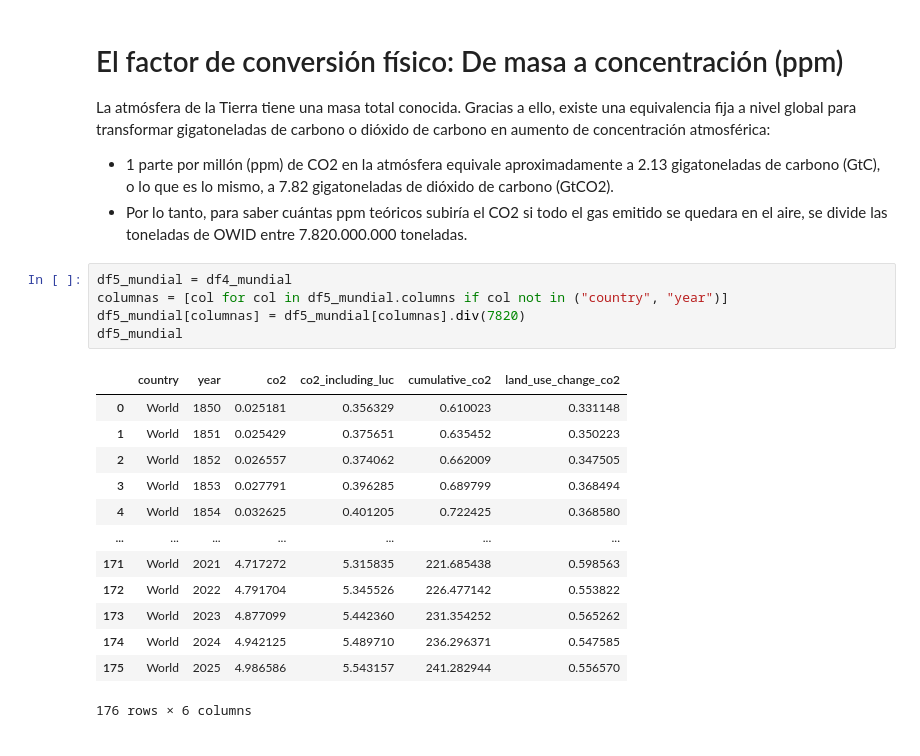
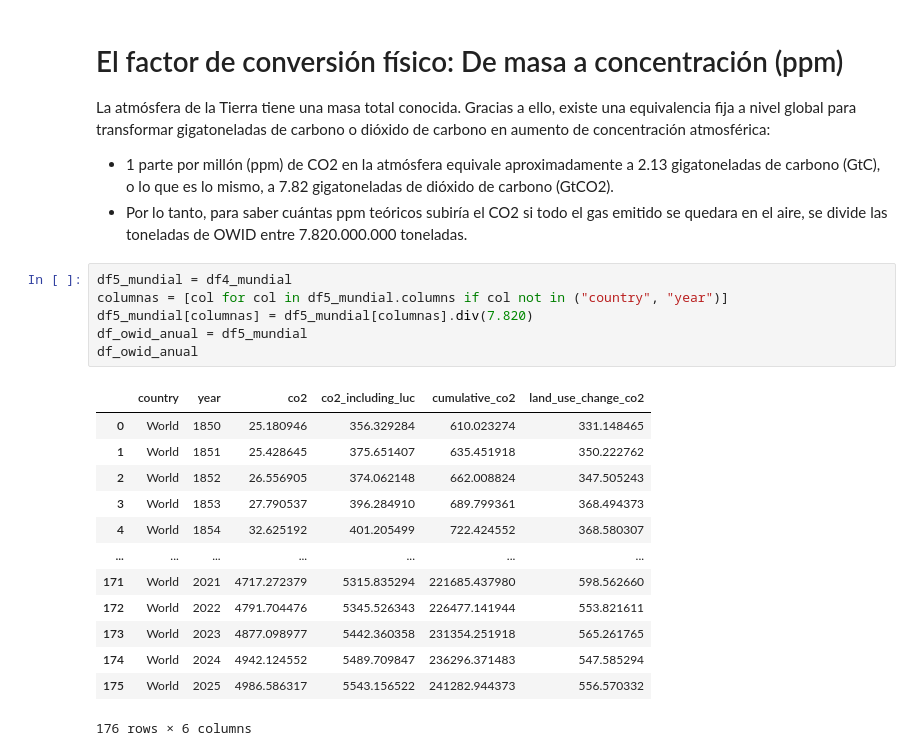
Before and after one commit to inakigallego/EDA-19-11-2026, a Jupyter notebook: 1-Tema, hipotesis y datasets.ipynb, the cells around one changed output. Drawn from its saved outputs; the diff is of its cells as text.

```diff
--- a/1-Tema, hipotesis y datasets.ipynb
+++ b/1-Tema, hipotesis y datasets.ipynb
@@ -259,19 +300,20 @@ La atmósfera de la Tierra tiene una masa total conocida. Gracias a ello, existe
 # %%
 df5_mundial = df4_mundial
 columnas = [col for col in df5_mundial.columns if col not in ("country", "year")]
-df5_mundial[columnas] = df5_mundial[columnas].div(7820)
-df5_mundial
+df5_mundial[columnas] = df5_mundial[columnas].div(7.820)
+df_owid_anual = df5_mundial
+df_owid_anual
 # %% [output]
 |  | country | year | co2 | co2_including_luc | cumulative_co2 | land_use_change_co2 |
-| 0 | World | 1850 | 0.025181 | 0.356329 | 0.610023 | 0.331148 |
-| 1 | World | 1851 | 0.025429 | 0.375651 | 0.635452 | 0.350223 |
-| 2 | World | 1852 | 0.026557 | 0.374062 | 0.662009 | 0.347505 |
-| 3 | World | 1853 | 0.027791 | 0.396285 | 0.689799 | 0.368494 |
-| 4 | World | 1854 | 0.032625 | 0.401205 | 0.722425 | 0.368580 |
+| 0 | World | 1850 | 25.180946 | 356.329284 | 610.023274 | 331.148465 |
+| 1 | World | 1851 | 25.428645 | 375.651407 | 635.451918 | 350.222762 |
+| 2 | World | 1852 | 26.556905 | 374.062148 | 662.008824 | 347.505243 |
+| 3 | World | 1853 | 27.790537 | 396.284910 | 689.799361 | 368.494373 |
+| 4 | World | 1854 | 32.625192 | 401.205499 | 722.424552 | 368.580307 |
 | ... | ... | ... | ... | ... | ... | ... |
-| 171 | World | 2021 | 4.717272 | 5.315835 | 221.685438 | 0.598563 |
-| 172 | World | 2022 | 4.791704 | 5.345526 | 226.477142 | 0.553822 |
-| 173 | World | 2023 | 4.877099 | 5.442360 | 231.354252 | 0.565262 |
-| 174 | World | 2024 | 4.942125 | 5.489710 | 236.296371 | 0.547585 |
-| 175 | World | 2025 | 4.986586 | 5.543157 | 241.282944 | 0.556570 |
+| 171 | World | 2021 | 4717.272379 | 5315.835294 | 221685.437980 | 598.562660 |
+| 172 | World | 2022 | 4791.704476 | 5345.526343 | 226477.141944 | 553.821611 |
+| 173 | World | 2023 | 4877.098977 | 5442.360358 | 231354.251918 | 565.261765 |
+| 174 | World | 2024 | 4942.124552 | 5489.709847 | 236296.371483 | 547.585294 |
+| 175 | World | 2025 | 4986.586317 | 5543.156522 | 241282.944373 | 556.570332 |
 176 rows × 6 columns
```
Also changed, not shown: parts of 14 cells of this notebook.
